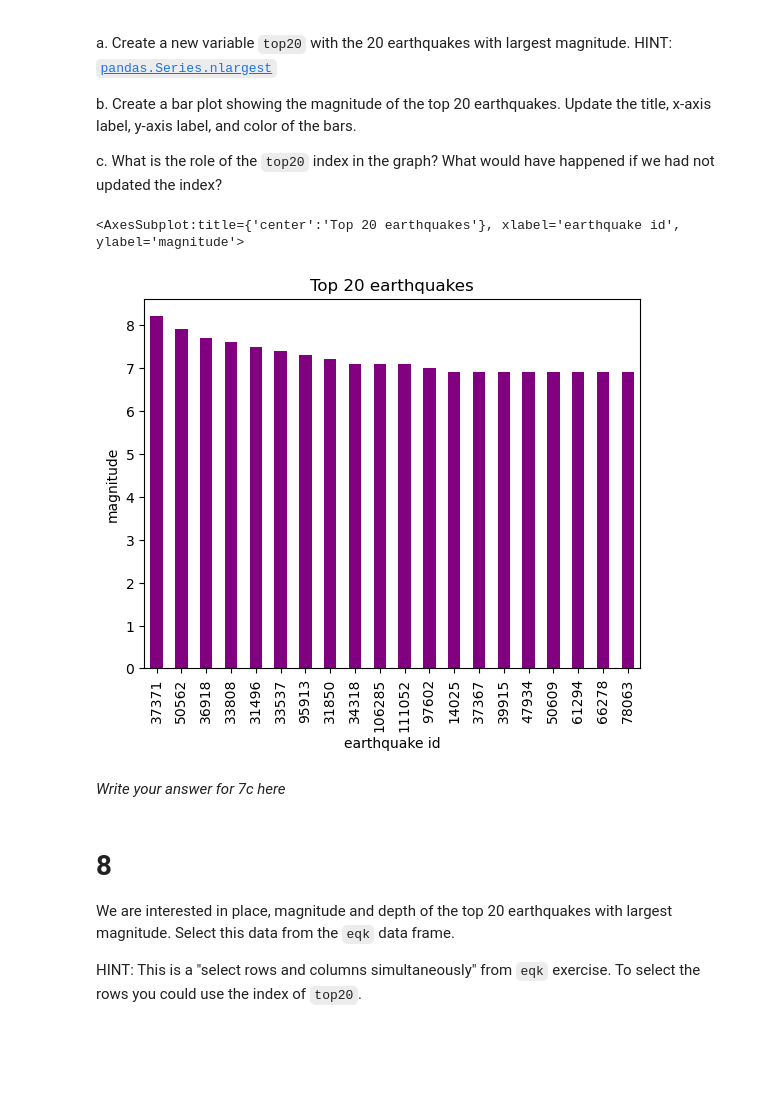
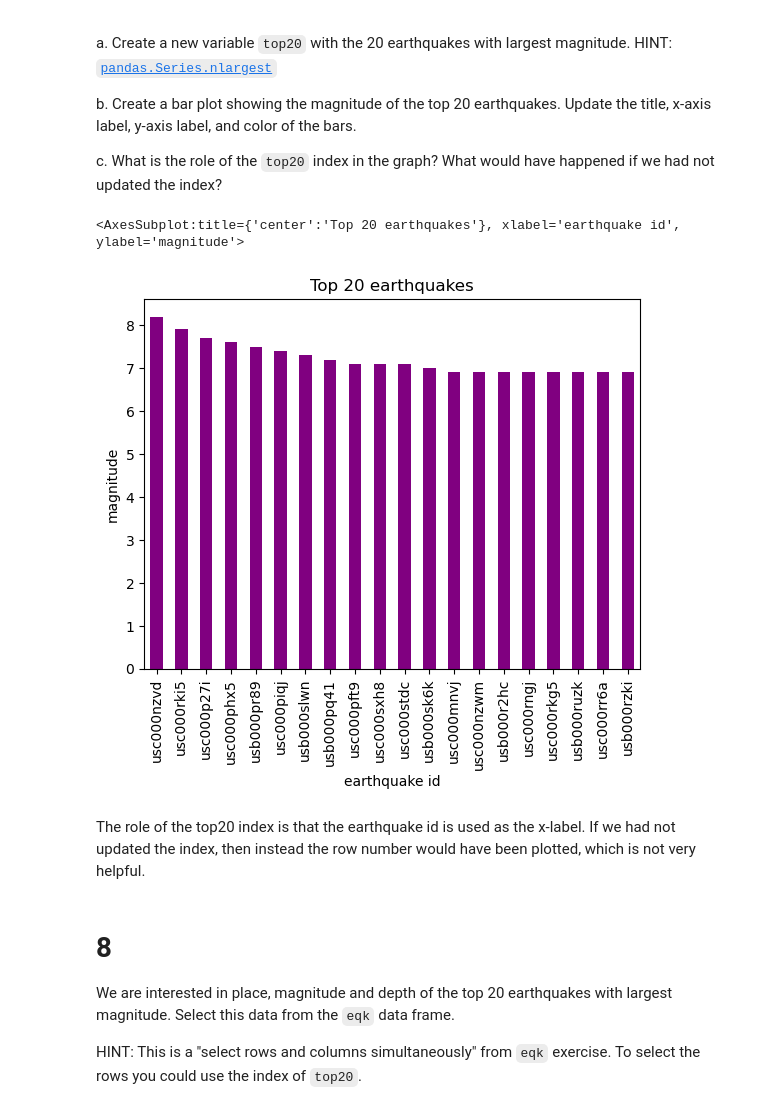
Before and after one commit to lchenhub/eds220-hwk-1, a Jupyter notebook: hwk1-task4.ipynb, the cells around one changed output. Cells and saved outputs as stored; diff of their text form; code cells hidden in the pictures; blank space fills up the shorter version.

```diff
--- a/hwk1-task4.ipynb
+++ b/hwk1-task4.ipynb
@@ -147,21 +147,21 @@ b. Create a bar plot showing the magnitude of the top 20 earthquakes. Update the
 c. What is the role of the `top20` index in the graph? What would have happened if we had not updated the index?
 # %%
 #a, new variable top20
-eqk.nlargest(20, 'mag')
-top20 = eqk.mag.nlargest(20)
+update_eqk.nlargest(20, 'mag')
+top20 = update_eqk.mag.nlargest(20)
 top20
 
 #b, bar plot
 top20.plot(kind='bar',
           title = 'Top 20 earthquakes', #changed title
           xlabel='earthquake id', #changed xlabel
           ylabel='magnitude', #changed y label
           color='purple') #changed color
 # %% [output]
 <AxesSubplot:title={'center':'Top 20 earthquakes'}, xlabel='earthquake id', ylabel='magnitude'>
-[figure, old version]
+[figure, new version]
-# %% [markdown]
-*Write your answer for 7c here*
+# %% [markdown]
+The role of the top20 index is that the earthquake id is used as the x-label. If we had not updated the index, then instead the row number would have been plotted, which is not very helpful.
 # %% [markdown]
 # 8
 We are interested in place, magnitude and depth of the top 20 earthquakes with largest magnitude. Select this data from the `eqk` data frame.
```
